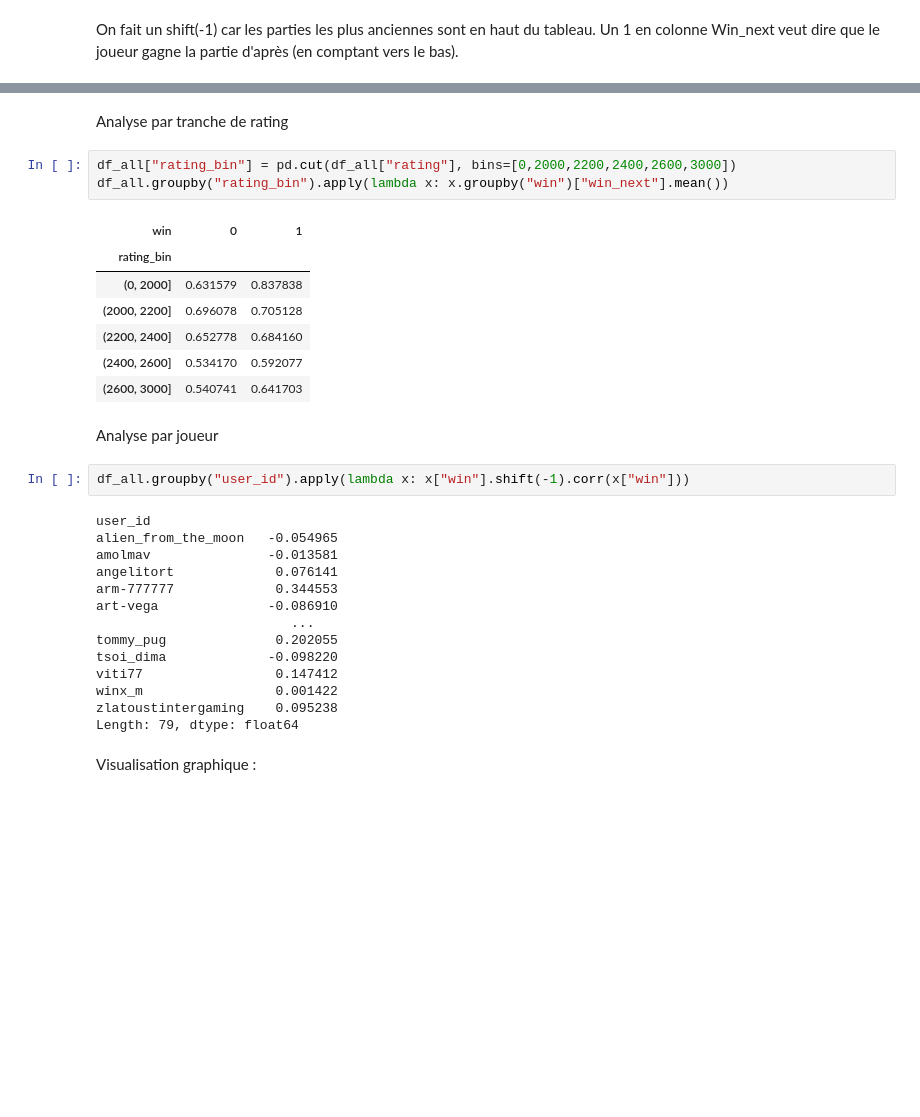
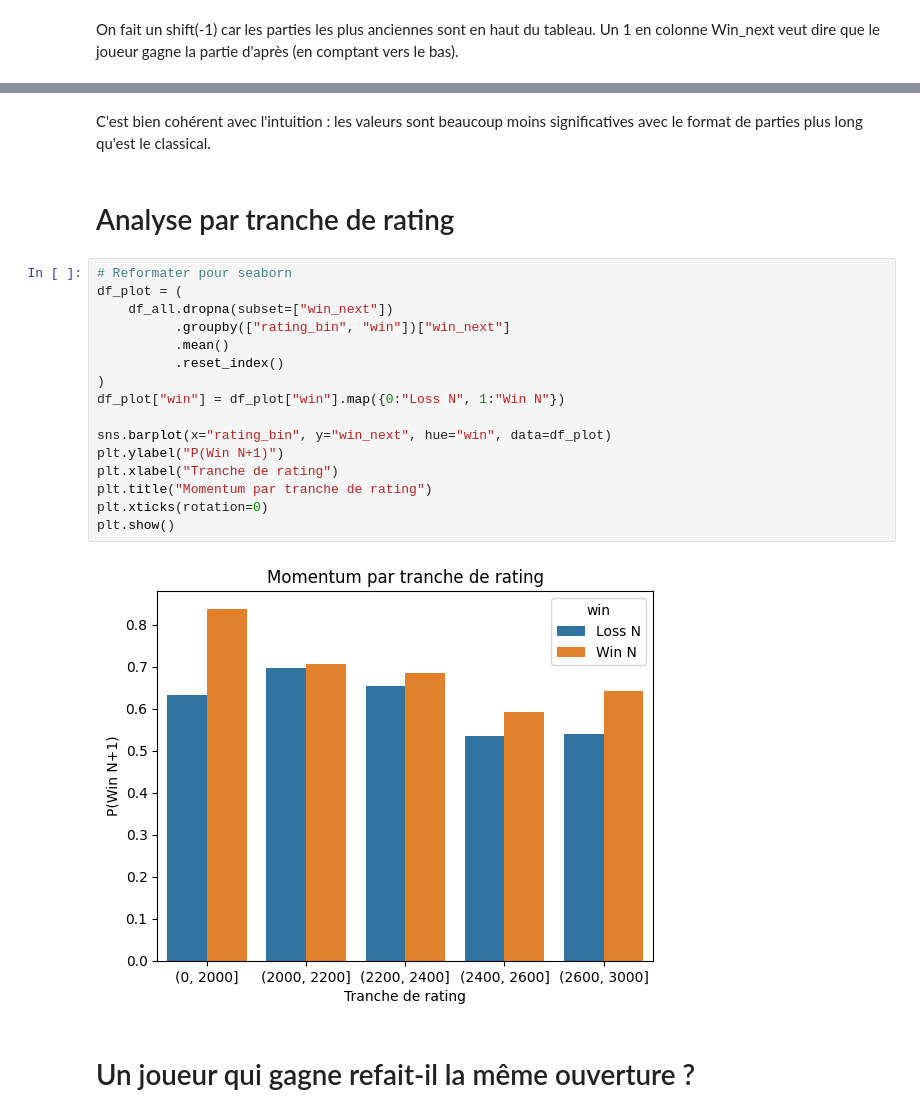
Before and after one commit to tristanTRT/Projet-info-2A, a Jupyter notebook: Scripts_analyse_data/Analyse_data.ipynb, the cells around one changed output, grey strips where cells are left out. Drawn from its saved outputs; the diff is of its cells as text; blank space fills up the shorter version.

Commit message:
Analyses complémentaires données

```diff
--- a/Scripts_analyse_data/Analyse_data.ipynb
+++ b/Scripts_analyse_data/Analyse_data.ipynb
@@ -101,33 +167,24 @@ df_all.groupby("format_partie").apply(
+# %% [markdown]
+C'est bien cohérent avec l'intuition : les valeurs sont beaucoup moins significatives avec le format de parties plus long qu'est le classical.
 # %% [markdown]
-Analyse par tranche de rating
+# Analyse par tranche de rating
-# %%
-df_all["rating_bin"] = pd.cut(df_all["rating"], bins=[0,2000,2200,2400,2600,3000])
-df_all.groupby("rating_bin").apply(lambda x: x.groupby("win")["win_next"].mean())
-# %% [output]
-| win | 0 | 1 |
-| rating_bin |  |  |
-| (0, 2000] | 0.631579 | 0.837838 |
-| (2000, 2200] | 0.696078 | 0.705128 |
-| (2200, 2400] | 0.652778 | 0.684160 |
-| (2400, 2600] | 0.534170 | 0.592077 |
-| (2600, 3000] | 0.540741 | 0.641703 |
+# %%
+# Reformater pour seaborn
+df_plot = (
+    df_all.dropna(subset=["win_next"])
+          .groupby(["rating_bin", "win"])["win_next"]
+          .mean()
+          .reset_index()
+)
+df_plot["win"] = df_plot["win"].map({0:"Loss N", 1:"Win N"})
+
+sns.barplot(x="rating_bin", y="win_next", hue="win", data=df_plot)
+plt.ylabel("P(Win N+1)")
+plt.xlabel("Tranche de rating")
+plt.title("Momentum par tranche de rating")
+plt.xticks(rotation=0)
+plt.show()
+# %% [output]
+[figure, added]
 # %% [markdown]
-Analyse par joueur
+# Un joueur qui gagne refait-il la même ouverture ?
-# %%
-df_all.groupby("user_id").apply(lambda x: x["win"].shift(-1).corr(x["win"]))
-# %% [output]
-user_id
-alien_from_the_moon   -0.054965
-amolmav               -0.013581
-angelitort             0.076141
-arm-777777             0.344553
-art-vega              -0.086910
-                         ...
-tommy_pug              0.202055
-tsoi_dima             -0.098220
-viti77                 0.147412
-winx_m                 0.001422
-zlatoustintergaming    0.095238
-Length: 79, dtype: float64
-# %% [markdown]
-Visualisation graphique :
```
Also changed, not shown: parts of 16 cells of this notebook, 1 other file.
